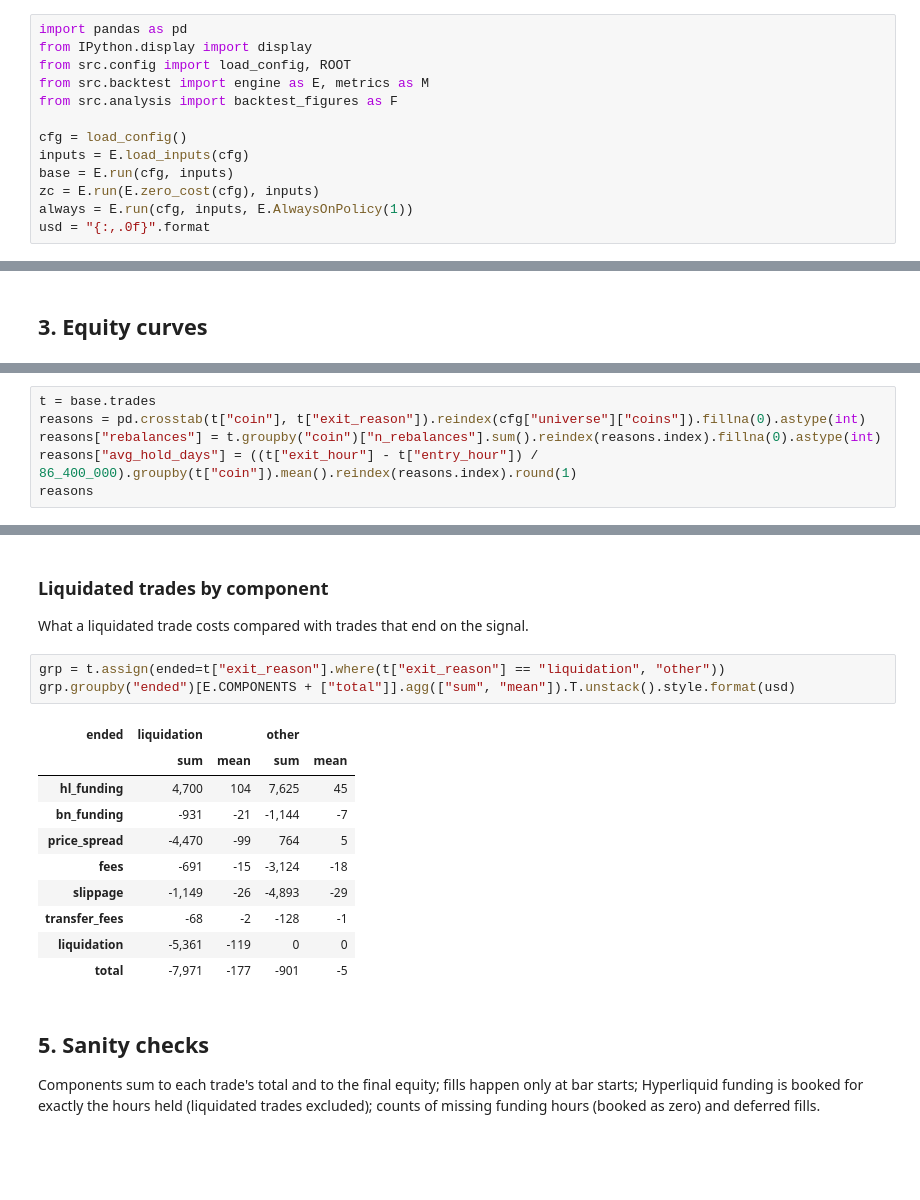
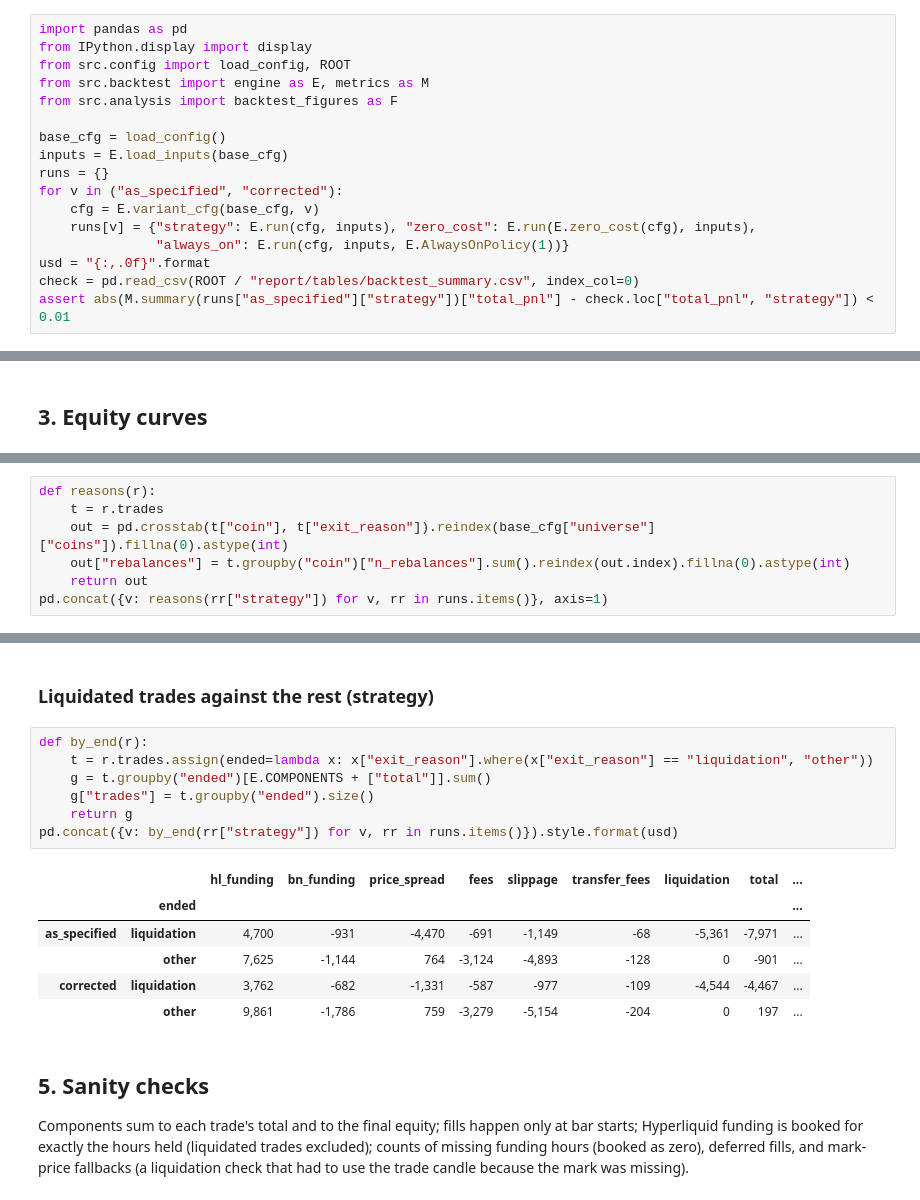
Before and after one commit to arthurfritscheck/funding-dislocations, a Jupyter notebook: notebooks/02_strategy.ipynb, the cells around one changed output, grey strips where cells are left out. Cells and saved outputs as stored; diff of their text form; blank space fills up the shorter version.

```diff
--- a/notebooks/02_strategy.ipynb
+++ b/notebooks/02_strategy.ipynb
@@ -23,10 +33,14 @@ from src.config import load_config, ROOT
 from src.backtest import engine as E, metrics as M
 from src.analysis import backtest_figures as F
 
-cfg = load_config()
-inputs = E.load_inputs(cfg)
-base = E.run(cfg, inputs)
-zc = E.run(E.zero_cost(cfg), inputs)
-always = E.run(cfg, inputs, E.AlwaysOnPolicy(1))
+base_cfg = load_config()
+inputs = E.load_inputs(base_cfg)
+runs = {}
+for v in ("as_specified", "corrected"):
+    cfg = E.variant_cfg(base_cfg, v)
+    runs[v] = {"strategy": E.run(cfg, inputs), "zero_cost": E.run(E.zero_cost(cfg), inputs),
+               "always_on": E.run(cfg, inputs, E.AlwaysOnPolicy(1))}
 usd = "{:,.0f}".format
+check = pd.read_csv(ROOT / "report/tables/backtest_summary.csv", index_col=0)
+assert abs(M.summary(runs["as_specified"]["strategy"])["total_pnl"] - check.loc["total_pnl", "strategy"]) < 0.01
 # %% [markdown]
@@ -121,7 +148,8 @@ liquidation price less the 100 bps penalty; the other leg closes as a taker at t
 # %%
-t = base.trades
-reasons = pd.crosstab(t["coin"], t["exit_reason"]).reindex(cfg["universe"]["coins"]).fillna(0).astype(int)
-reasons["rebalances"] = t.groupby("coin")["n_rebalances"].sum().reindex(reasons.index).fillna(0).astype(int)
-reasons["avg_hold_days"] = ((t["exit_hour"] - t["entry_hour"]) / 86_400_000).groupby(t["coin"]).mean().reindex(reasons.index).round(1)
-reasons
+def reasons(r):
+    t = r.trades
+    out = pd.crosstab(t["coin"], t["exit_reason"]).reindex(base_cfg["universe"]["coins"]).fillna(0).astype(int)
+    out["rebalances"] = t.groupby("coin")["n_rebalances"].sum().reindex(out.index).fillna(0).astype(int)
+    return out
+pd.concat({v: reasons(rr["strategy"]) for v, rr in runs.items()}, axis=1)
 # %% [output]
@@ -145,24 +174,23 @@ reasons
-# %% [markdown]
-### Liquidated trades by component
-
-What a liquidated trade costs compared with trades that end on the signal.
+# %% [markdown]
+### Liquidated trades against the rest (strategy)
 # %%
-grp = t.assign(ended=t["exit_reason"].where(t["exit_reason"] == "liquidation", "other"))
-grp.groupby("ended")[E.COMPONENTS + ["total"]].agg(["sum", "mean"]).T.unstack().style.format(usd)
+def by_end(r):
+    t = r.trades.assign(ended=lambda x: x["exit_reason"].where(x["exit_reason"] == "liquidation", "other"))
+    g = t.groupby("ended")[E.COMPONENTS + ["total"]].sum()
+    g["trades"] = t.groupby("ended").size()
+    return g
+pd.concat({v: by_end(rr["strategy"]) for v, rr in runs.items()}).style.format(usd)
 # %% [output]
-| ended | liquidation |  | other |  |
-|  | sum | mean | sum | mean |
-| hl_funding | 4,700 | 104 | 7,625 | 45 |
-| bn_funding | -931 | -21 | -1,144 | -7 |
-| price_spread | -4,470 | -99 | 764 | 5 |
-| fees | -691 | -15 | -3,124 | -18 |
-| slippage | -1,149 | -26 | -4,893 | -29 |
-| transfer_fees | -68 | -2 | -128 | -1 |
-| liquidation | -5,361 | -119 | 0 | 0 |
-| total | -7,971 | -177 | -901 | -5 |
+|  |  | hl_funding | bn_funding | price_spread | fees | slippage | transfer_fees | liquidation | total | ... |
+|  | ended |  |  |  |  |  |  |  |  | ... |
+| as_specified | liquidation | 4,700 | -931 | -4,470 | -691 | -1,149 | -68 | -5,361 | -7,971 | ... |
+|  | other | 7,625 | -1,144 | 764 | -3,124 | -4,893 | -128 | 0 | -901 | ... |
+| corrected | liquidation | 3,762 | -682 | -1,331 | -587 | -977 | -109 | -4,544 | -4,467 | ... |
+|  | other | 9,861 | -1,786 | 759 | -3,279 | -5,154 | -204 | 0 | 197 | ... |
 # %% [markdown]
 ## 5. Sanity checks
 
 Components sum to each trade's total and to the final equity; fills happen only at bar starts;
 Hyperliquid funding is booked for exactly the hours held (liquidated trades excluded); counts of
-missing funding hours (booked as zero) and deferred fills.
+missing funding hours (booked as zero), deferred fills, and mark-price fallbacks (a liquidation
+check that had to use the trade candle because the mark was missing).
```
Also changed, not shown: parts of 14 cells of this notebook, 15 other files.
